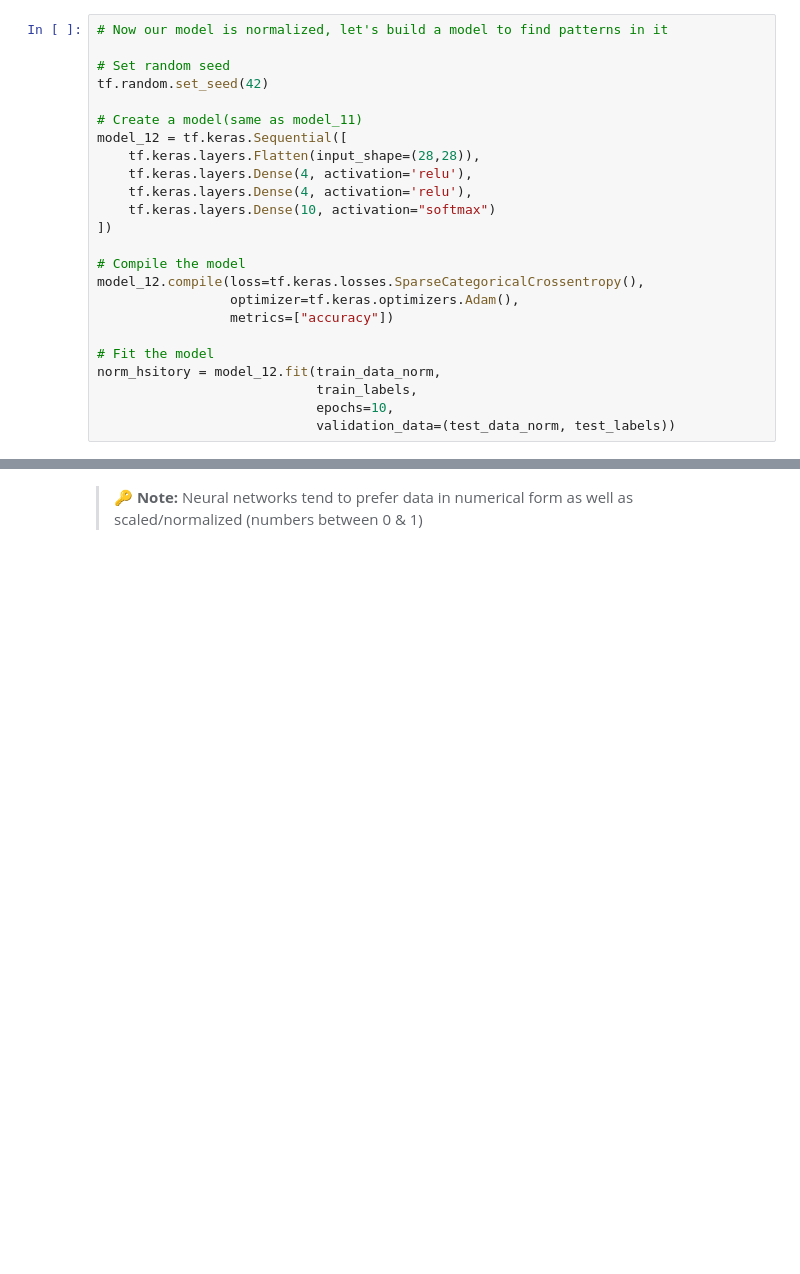
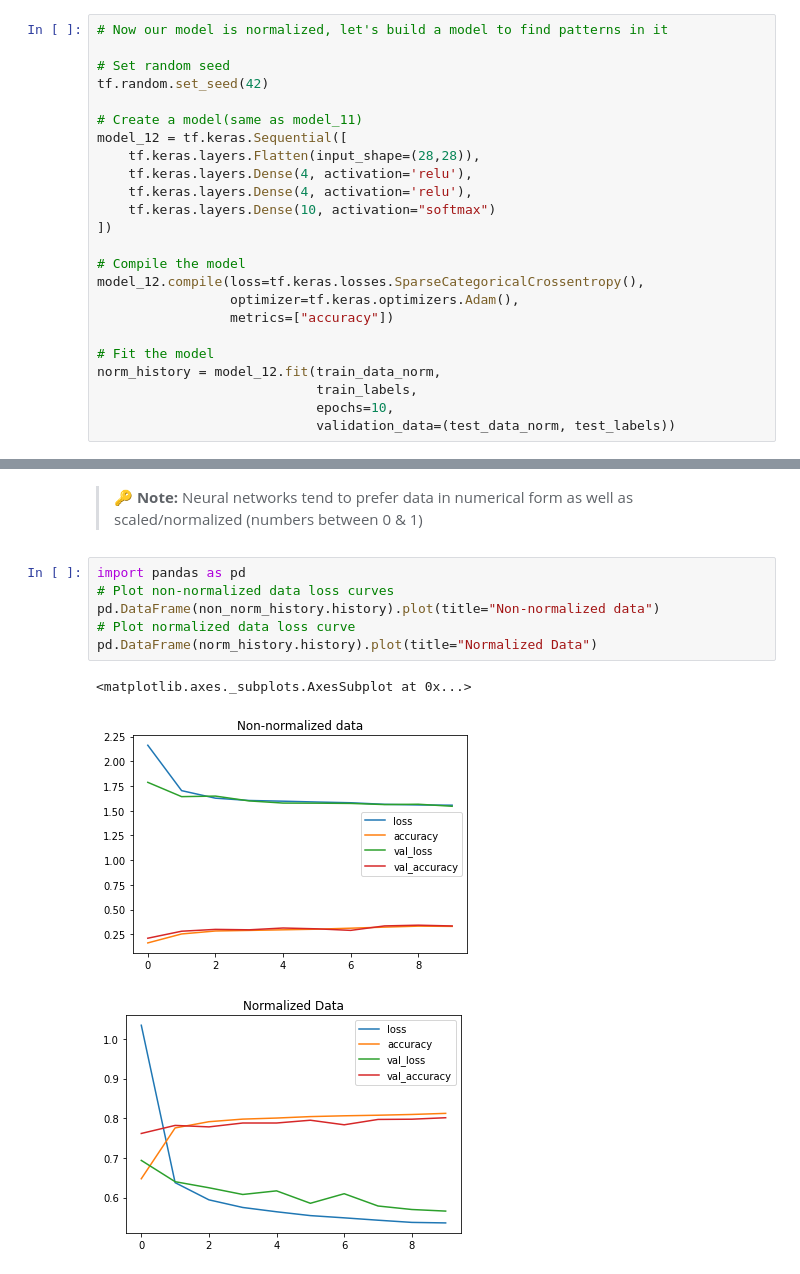
Before and after one commit to 21Ovi/TensorFlow_, a Jupyter notebook: 02_neural_network_classification_with_tensorflow.ipynb, the cells around one changed output, grey strips where cells are left out. Cells and saved outputs as stored; diff of their text form; blank space fills up the shorter version.

```diff
--- a/02_neural_network_classification_with_tensorflow.ipynb
+++ b/02_neural_network_classification_with_tensorflow.ipynb
@@ -1203,7 +1203,7 @@ model_12.compile(loss=tf.keras.losses.SparseCategoricalCrossentropy(),
                  metrics=["accuracy"])
 
 # Fit the model
-norm_hsitory = model_12.fit(train_data_norm,
+norm_history = model_12.fit(train_data_norm,
                             train_labels,
                             epochs=10,
                             validation_data=(test_data_norm, test_labels))
@@ -1230,3 +1230,13 @@ Epoch 10/10
 1875/1875 [==============================] - 7s 4ms/step - loss: 0.5360 - accuracy: 0.8124 - val_loss: 0.5658 - val_accuracy: 0.8014
 # %% [markdown]
 > 🔑 **Note:** Neural networks tend to prefer data in numerical form as well as scaled/normalized (numbers between 0 & 1)
+# %%
+import pandas as pd
+# Plot non-normalized data loss curves
+pd.DataFrame(non_norm_history.history).plot(title="Non-normalized data")
+# Plot normalized data loss curve
+pd.DataFrame(norm_history.history).plot(title="Normalized Data")
+# %% [output]
+<matplotlib.axes._subplots.AxesSubplot at 0x...>
+[figure, added]
+[figure, added]
```
Also changed, not shown: parts of 1 cell of this notebook.
